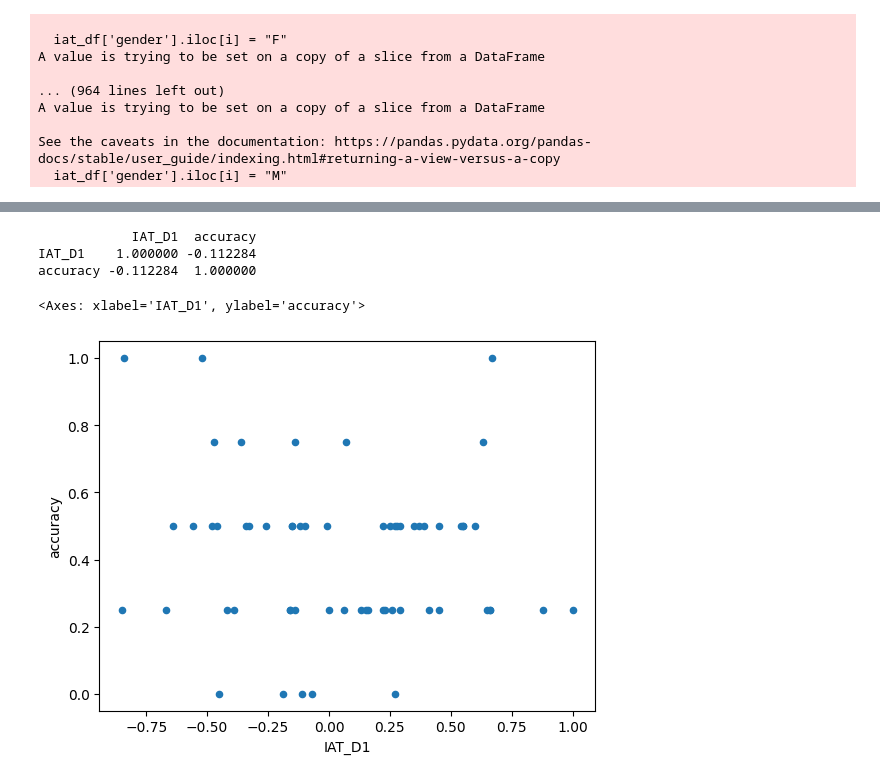
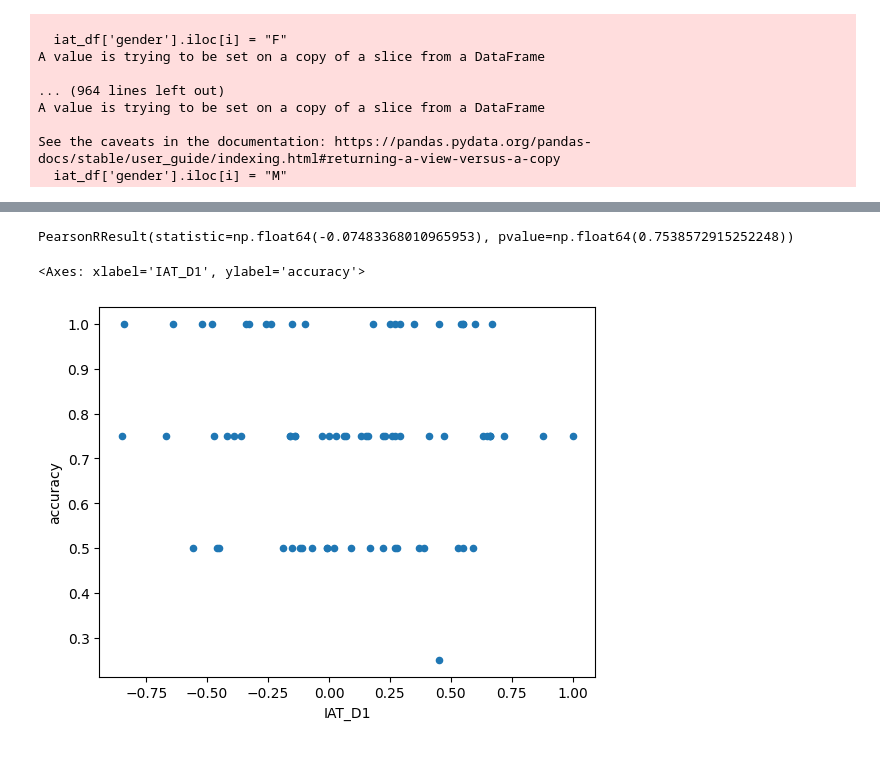
Before and after one commit to nxdens/pat-data-processing, a Jupyter notebook: iat_pat_analysis.ipynb, the cells around one changed output, grey strips where cells are left out. Saved outputs shown, nothing was run; the diff lists cells and outputs as text; code cells hidden in the pictures.

```diff
--- a/iat_pat_analysis.ipynb
+++ b/iat_pat_analysis.ipynb
@@ -90,5 +88,0 @@ merged['accuracy'] = merged[correct_cols].mean(axis=1)
-# %%
-for col in iat_cols:
-    print(col)
-    print(iat_df[col].unique())
-    print(iat_df[col].value_counts())
@@ -112,0 +89,10 @@ Name: count, Length: 76, dtype: int64
+# %%
+# calculate accuracy
+correct_cols = [col for col in merged.columns if 'correct' in col]
+print(correct_cols)
+merged['accuracy'] = merged[correct_cols].mean(axis=1)
+merged['coin accuracy'] = merged[correct_cols[:2]].mean(axis=1)
+merged['positive accuracy'] = merged[[correct_cols[0], correct_cols[2]]].mean(axis=1)
+merged['negative accuracy'] = merged[[correct_cols[1], correct_cols[3]]].mean(axis=1)
+merged['speed accuracy'] = merged[correct_cols[2:]].mean(axis=1)
+# not availible for non_diff_pat_df
@@ -119,12 +107,35 @@ merged[['IAT_D1','accuracy']].plot.scatter(x='IAT_D1', y='accuracy')
 # %%
-v1 = merged[merged["pat_id"] < 66]
+v0 = merged[merged["pat_id"] < 21]
+print(v0["accuracy"].mean())
+print(v0['coin accuracy'].mean())
+print(v0['speed accuracy'].mean())
+print(v0['positive accuracy'].mean())
+print(v0['negative accuracy'].mean())
+print(v0["IAT_D1"].mean())
+print(v0["IAT_D1"].std())
+print(v0["accuracy"].std())
+print()
+v1 = merged[(merged["pat_id"] < 66)]
 print(v1["accuracy"].mean())
+print(v1['coin accuracy'].mean())
+print(v1['speed accuracy'].mean())
+print(v1['positive accuracy'].mean())
+print(v1['negative accuracy'].mean())
 print(v1["IAT_D1"].mean())
 print(v1["IAT_D1"].std())
 print(v1["accuracy"].std())
+print()
 v2 = merged[merged["pat_id"] >= 66]
 print(v2["accuracy"].mean())
+print(v2['coin accuracy'].mean())
+print(v2['speed accuracy'].mean())
+print(v2['positive accuracy'].mean())
+print(v2['negative accuracy'].mean())
 print(v2["IAT_D1"].mean())
 print(v2["IAT_D1"].std())
 print(v2["accuracy"].std())
+
+v0_no_diff = merged_no_diff[merged_no_diff["pat_id"] < 21]
+v1_no_diff = merged_no_diff[(merged_no_diff["pat_id"] < 66)]
+v2_no_diff = merged_no_diff[merged_no_diff["pat_id"] >= 66]
 # %% [output]
@@ -139,9 +194,7 @@ print(v2["accuracy"].std())
 # %%
-print(v1[['IAT_D1','accuracy']].corr())
-v1[['IAT_D1','accuracy']].plot.scatter(x='IAT_D1', y='accuracy')
+print(scipy.stats.pearsonr(v0['IAT_D1'], v0['accuracy']))
+merged[['IAT_D1','accuracy']].plot.scatter(x='IAT_D1', y='accuracy')
 # %% [output]
-            IAT_D1  accuracy
-IAT_D1    1.000000 -0.112284
-accuracy -0.112284  1.000000
+PearsonRResult(statistic=np.float64(-0.07483368010965953), pvalue=np.float64(0.7538572915252248))
 <Axes: xlabel='IAT_D1', ylabel='accuracy'>
-[figure, old version]
+[figure, new version]
```
Also changed, not shown: parts of 25 cells of this notebook, 5 other files.
